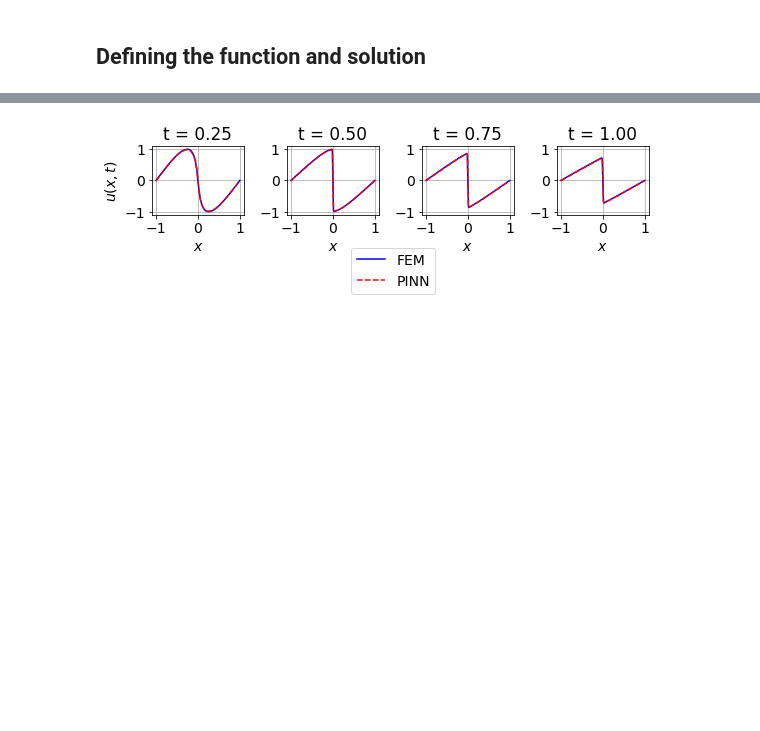
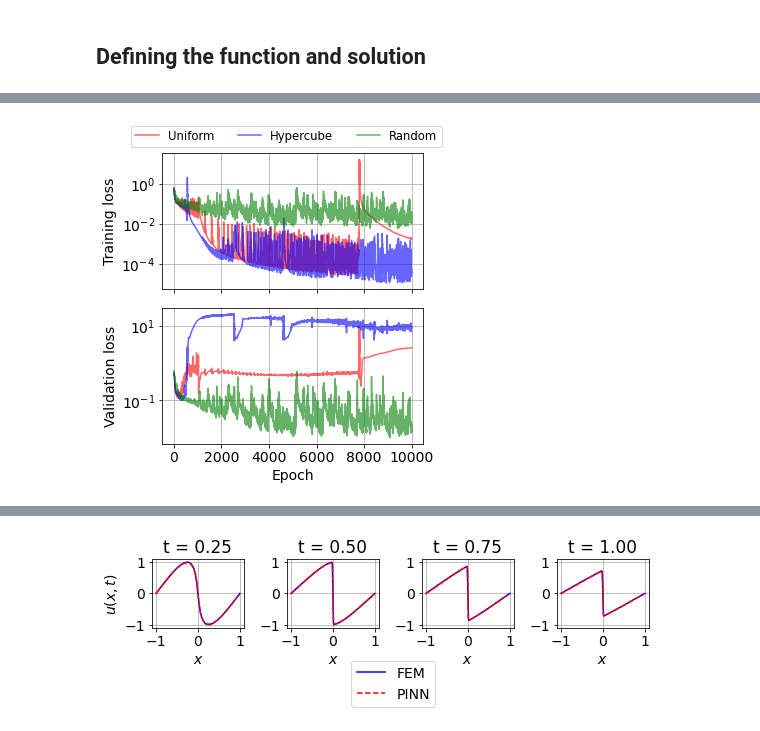
Before and after one commit to runehoejlund/deep-learning-pinn, a Jupyter notebook: PINN-Burgers-grid.ipynb, the cells around one changed output, grey strips where cells are left out. Cells and saved outputs as stored; diff of their text form; code cells hidden in the pictures; blank space fills up the shorter version.

```diff
--- a/PINN-Burgers-grid.ipynb
+++ b/PINN-Burgers-grid.ipynb
@@ -222,26 +230,3 @@ def MSE(net, u_, x, t):
 # %%
 def progress(i, total):
     print("\r", '{:.2f}% '.format((i+1)*100/total), end="")
-# %%
-epochs = 20000
-collocation = 'random'
-loss_pde, loss_bc, loss_ic = torch.zeros(epochs), torch.zeros(epochs), torch.zeros(epochs)
-loss_data = torch.zeros(epochs)
-N_hid = 30
-N_layers = 3
-net = Net(N_in=2, N_out=1, N_hid=N_hid, N_layers=N_layers)
-n = 100
-n_i = 10
-n_b = 10
-if collocation == 'uniform':
-    x, t, x_i, t_i, u_i, x_b, t_b, u_b = uniform(n, n_i, n_b)
-if collocation == 'hypercube':
-    x, t, x_i, t_i, u_i, x_b, t_b, u_b = hypercube(n, n_i, n_b)
-for e in range(epochs):
-    if collocation == 'random':
-        x, t, x_i, t_i, u_i, x_b, t_b, u_b = random(n, n_i, n_b)
-    loss_pde[e], loss_bc[e], loss_ic[e] = net.step(x, t, x_b, t_b, u_b, x_i, t_i, u_i)
-    loss_data[e] = MSE(net, u_, x_eval, t_eval)
-    progress(e, epochs)
-    if ((e+1)%500 == 0) or e==0:
-        print('\nEpoch: {:d}. log data loss: {:.3f}. log training loss: {:.3f}'.format(e+1, loss_data[e], loss_pde[e] + loss_bc[e] + loss_ic[e]))
@@ -298,0 +291,17 @@ fig.tight_layout()
+# %%
+fig, ax = plt.subplots(2, figsize=(5,5), sharex=True)
+for k, collocation, color in zip([0, 1, 2], collocations, ['red', 'blue', 'green']):
+    #ax[0].semilogy(range(0, len(loss_data[k, :]), 100), loss_validation[k, 99::100].detach(), color=color, alpha=0.6)
+    ax[1].semilogy(loss_validation[k, :], color=color, alpha=0.6)
+    ax[0].semilogy(loss_physics[k, :], color=color, alpha=0.6, label = collocation.capitalize())
+fig.legend(ncol=3, fontsize='small', bbox_to_anchor=(1, 1.05))
+ax[0].set_ylabel('Training loss')
+ax[1].set_ylabel('Validation loss')
+#ax.set_ylim([1e-3, 5e2])
+ax[1].grid()
+ax[0].grid()
+ax[1].set_xlabel('Epoch')
+fig.tight_layout()
+fig.savefig('./figs/burger_collocation_losses.png', dpi=600, bbox_inches='tight')
+# %% [output]
+[figure, added]
```
Also changed, not shown: parts of 14 cells of this notebook, 10 other files.
